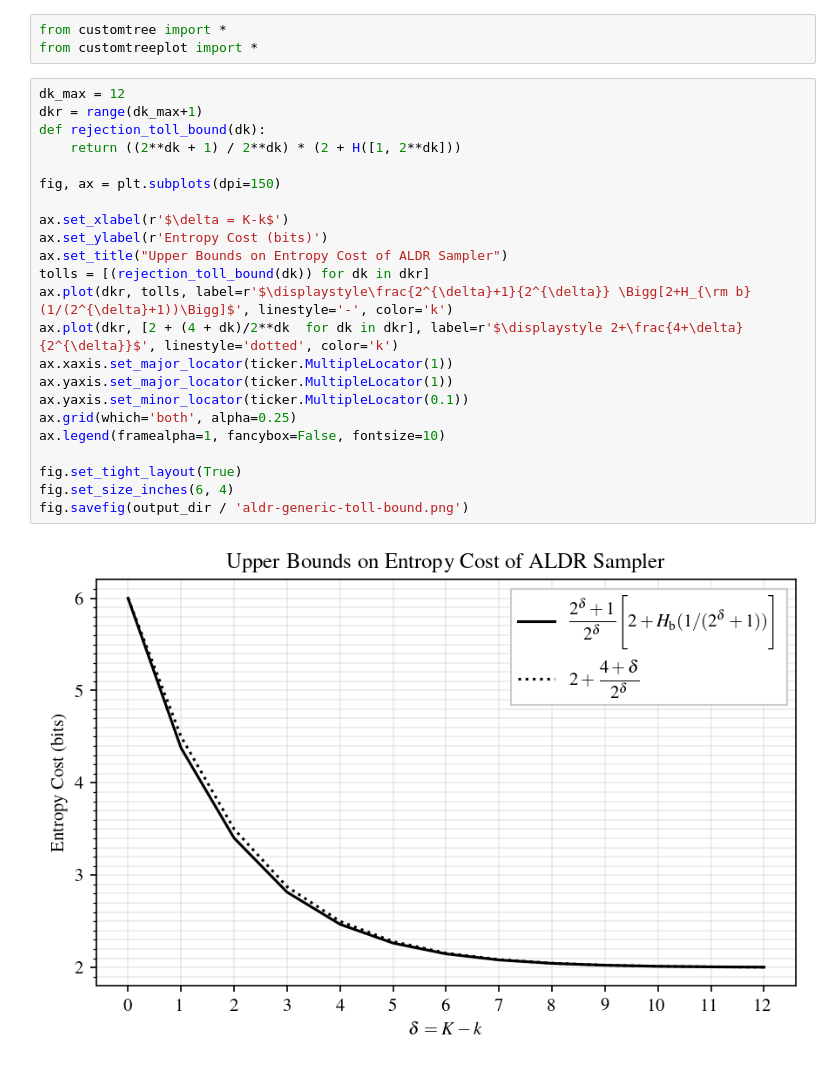
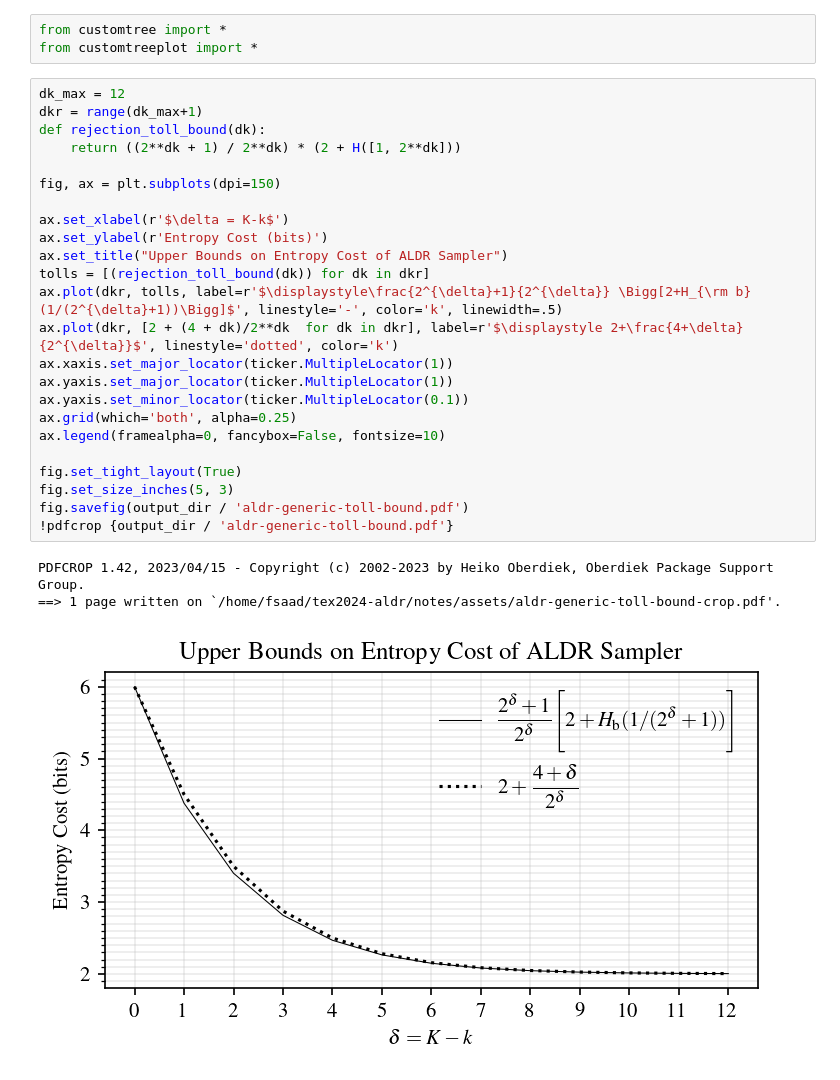
Before and after one commit to probsys/amplified-loaded-dice-roller-experiments, a Jupyter notebook: python/figure-5-aldr-generic-toll-bound.ipynb, the cells around one changed output. Cells and saved outputs as stored; diff of their text form.

```diff
--- a/python/figure-5-aldr-generic-toll-bound.ipynb
+++ b/python/figure-5-aldr-generic-toll-bound.ipynb
@@ -4,25 +4,28 @@ from customtreeplot import *
 # %%
 dk_max = 12
 dkr = range(dk_max+1)
 def rejection_toll_bound(dk):
     return ((2**dk + 1) / 2**dk) * (2 + H([1, 2**dk]))
 
 fig, ax = plt.subplots(dpi=150)
 
 ax.set_xlabel(r'$\delta = K-k$')
 ax.set_ylabel(r'Entropy Cost (bits)')
 ax.set_title("Upper Bounds on Entropy Cost of ALDR Sampler")
 tolls = [(rejection_toll_bound(dk)) for dk in dkr]
-ax.plot(dkr, tolls, label=r'$\displaystyle\frac{2^{\delta}+1}{2^{\delta}} \Bigg[2+H_{\rm b}(1/(2^{\delta}+1))\Bigg]$', linestyle='-', color='k')
+ax.plot(dkr, tolls, label=r'$\displaystyle\frac{2^{\delta}+1}{2^{\delta}} \Bigg[2+H_{\rm b}(1/(2^{\delta}+1))\Bigg]$', linestyle='-', color='k', linewidth=.5)
 ax.plot(dkr, [2 + (4 + dk)/2**dk  for dk in dkr], label=r'$\displaystyle 2+\frac{4+\delta}{2^{\delta}}$', linestyle='dotted', color='k')
 ax.xaxis.set_major_locator(ticker.MultipleLocator(1))
 ax.yaxis.set_major_locator(ticker.MultipleLocator(1))
 ax.yaxis.set_minor_locator(ticker.MultipleLocator(0.1))
 ax.grid(which='both', alpha=0.25)
-ax.legend(framealpha=1, fancybox=False, fontsize=10)
+ax.legend(framealpha=0, fancybox=False, fontsize=10)
 
 fig.set_tight_layout(True)
-fig.set_size_inches(6, 4)
-fig.savefig(output_dir / 'aldr-generic-toll-bound.png')
+fig.set_size_inches(5, 3)
+fig.savefig(output_dir / 'aldr-generic-toll-bound.pdf')
+!pdfcrop {output_dir / 'aldr-generic-toll-bound.pdf'}
 # %% [output]
+PDFCROP 1.42, 2023/04/15 - Copyright (c) 2002-2023 by Heiko Oberdiek, Oberdiek Package Support Group.
+==> 1 page written on `/home/fsaad/tex2024-aldr/notes/assets/aldr-generic-toll-bound-crop.pdf'.
-[figure, old version]
+[figure, new version]
```
Also changed, not shown: 9 other files.
